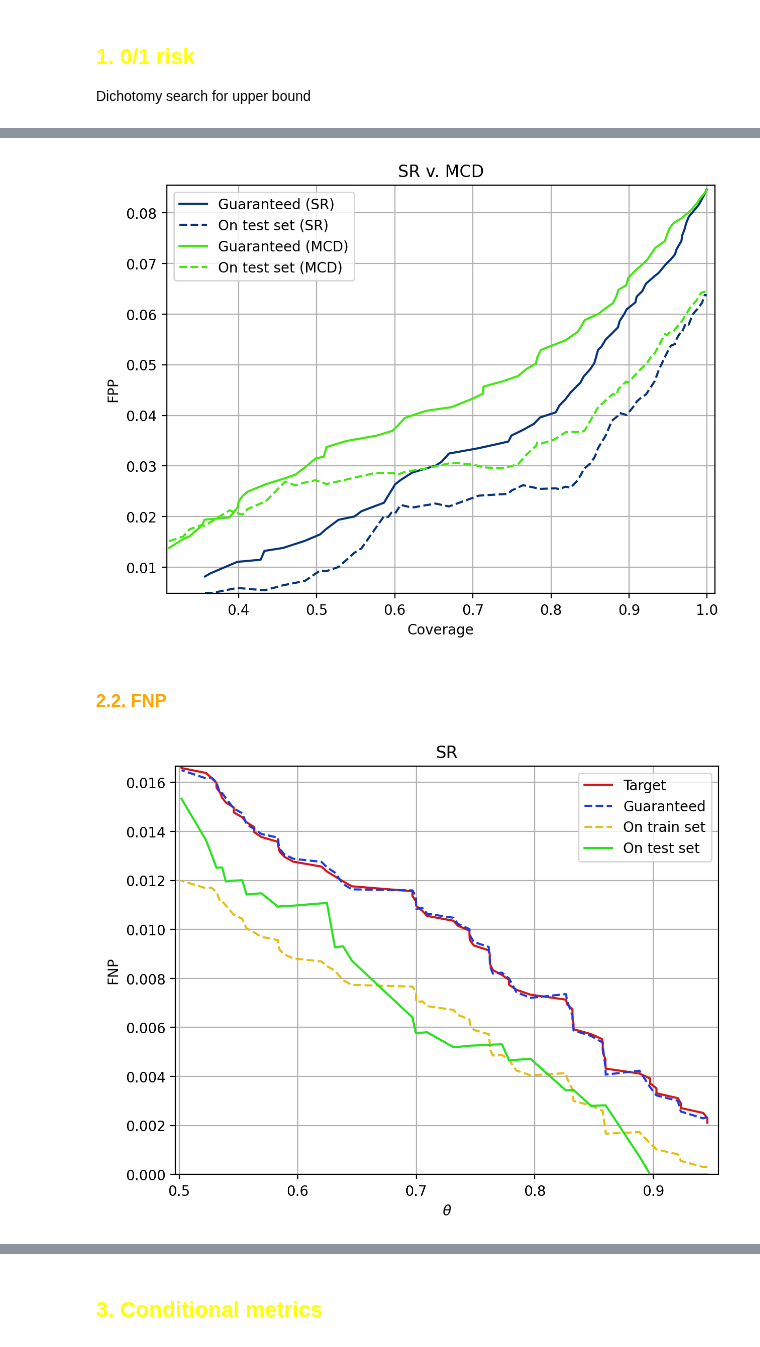
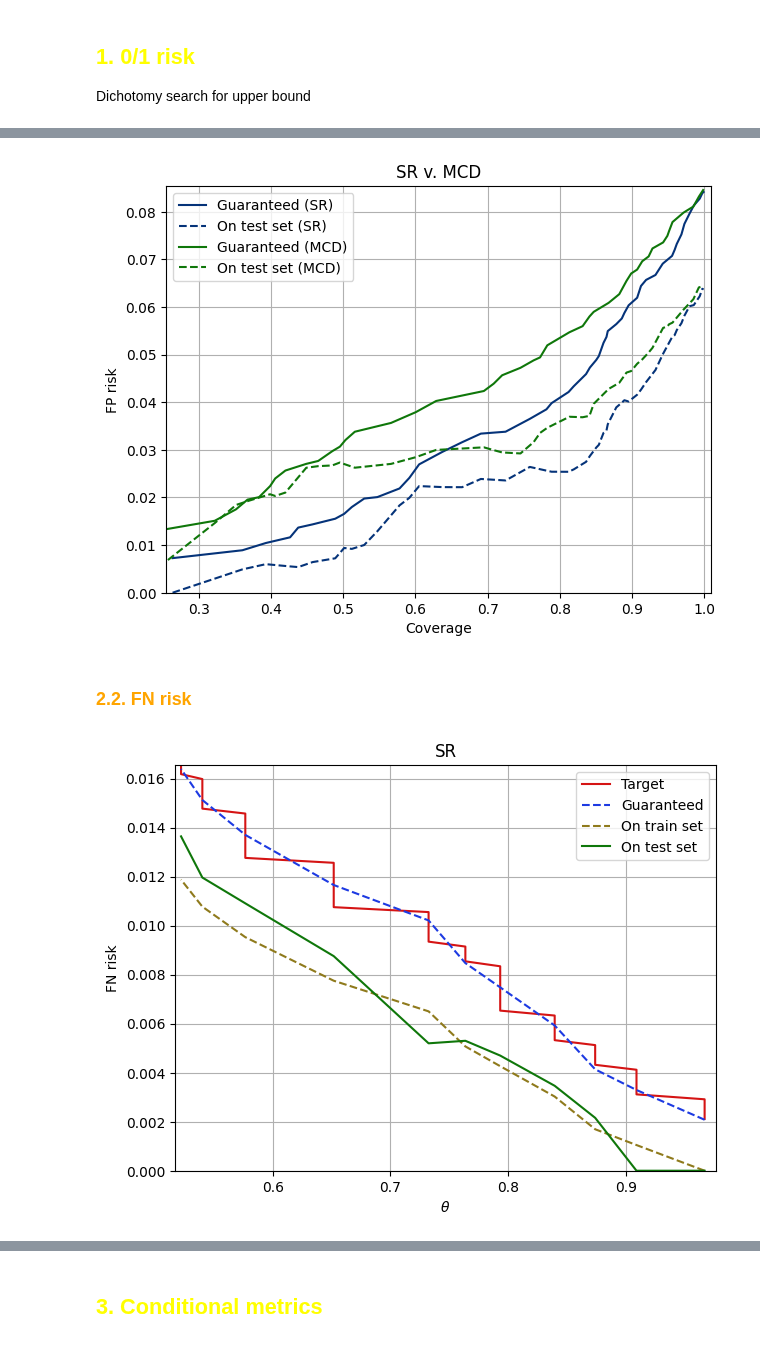
Before and after one commit to EmilienJemelen/selective-classification, a Jupyter notebook: experiments/WSI/individual_control_cnn.ipynb, the cells around one changed output, grey strips where cells are left out. Cells and saved outputs as stored; diff of their text form; code cells hidden in the pictures.

```diff
--- a/experiments/WSI/individual_control_cnn.ipynb
+++ b/experiments/WSI/individual_control_cnn.ipynb
@@ -29,7 +29,7 @@ from scipy.special import gammaln
 import warnings
 warnings.filterwarnings("ignore")
 import matplotlib as mpl
-mpl.rcParams['figure.dpi'] = 200
+mpl.rcParams['figure.dpi'] = 100
 
 print("GPU Available:", torch.cuda.is_available())
 if torch.cuda.is_available():
@@ -86,18 +86,31 @@ num_targets = 100
 # %% [markdown]
 Plot lines configuration
 # %%
+# Softmax Response (SR) by confidence threshold theta
 lines_list_1_SR = [{'kappa':'SR','name':'Target', 'colname':'metric_target','x_axis':'theta_star','x_axis_name':r'$\theta$','colour':'#d51414','style':'-'},
                    {'kappa':'SR','name':'Guaranteed', 'colname':'metric_bound','x_axis':'theta_star','x_axis_name':r'$\theta$','colour':'#1d3ae2','style':'--'},
-                   {'kappa':'SR','name':'On train set', 'colname':'train_metric','x_axis':'theta_star','x_axis_name':r'$\theta$','colour':'#e5be12','style':'--'},
-                   {'kappa':'SR','name':'On test set', 'colname':'test_metric','x_axis':'theta_star','x_axis_name':r'$\theta$','colour':'#27e21d','style':'-'}]
+                   {'kappa':'SR','name':'On train set', 'colname':'train_metric','x_axis':'theta_star','x_axis_name':r'$\theta$','colour':'#8F7A1C','style':'--'},
+                   {'kappa':'SR','name':'On test set', 'colname':'test_metric','x_axis':'theta_star','x_axis_name':r'$\theta$','colour':'#0f770a','style':'-'}]
+# Softmax Response (SR) by coverage
+lines_list_2_SR = [{'kappa':'SR','name':'Target', 'colname':'metric_target','x_axis':'test_coverage','x_axis_name':'Coverage','colour':'#d51414','style':'-'},
+                   {'kappa':'SR','name':'Guaranteed', 'colname':'metric_bound','x_axis':'test_coverage','x_axis_name':'Coverage','colour':'#1d3ae2','style':'--'},
+                   {'kappa':'SR','name':'On train set', 'colname':'train_metric','x_axis':'test_coverage','x_axis_name':'Coverage','colour':'#8F7A1C','style':'--'},
+                   {'kappa':'SR','name':'On test set', 'colname':'test_metric','x_axis':'test_coverage','x_axis_name':'Coverage','colour':'#0f770a','style':'-'}]
+# MCD minus variance by confidence threshold theta
 lines_list_1_MCD = [{'kappa':'MCD','name':'Target', 'colname':'metric_target','x_axis':'theta_star','x_axis_name':r'$\theta$','colour':'#d51414','style':'-'},
                     {'kappa':'MCD','name':'Guaranteed', 'colname':'metric_bound','x_axis':'theta_star','x_axis_name':r'$\theta$','colour':'#1d3ae2','style':'--'},
-                    {'kappa':'MCD','name':'On train set', 'colname':'train_metric','x_axis':'theta_star','x_axis_name':r'$\theta$','colour':'#e5be12','style':'--'},
-                    {'kappa':'MCD','name':'On test set', 'colname':'test_metric','x_axis':'theta_star','x_axis_name':r'$\theta$','colour':'#27e21d','style':'-'}]
+                    {'kappa':'MCD','name':'On train set', 'colname':'train_metric','x_axis':'theta_star','x_axis_name':r'$\theta$','colour':'#8F7A1C','style':'--'},
+                    {'kappa':'MCD','name':'On test set', 'colname':'test_metric','x_axis':'theta_star','x_axis_name':r'$\theta$','colour':'#0f770a','style':'-'}]
+# MCD minus variance by coverage
+lines_list_2_MCD = [{'kappa':'MCD','name':'Target', 'colname':'metric_target','x_axis':'test_coverage','x_axis_name':'Coverage','colour':'#d51414','style':'-'},
+                    {'kappa':'MCD','name':'Guaranteed', 'colname':'metric_bound','x_axis':'test_coverage','x_axis_name':'Coverage','colour':'#1d3ae2','style':'--'},
+                    {'kappa':'MCD','name':'On train set', 'colname':'train_metric','x_axis':'test_coverage','x_axis_name':'Coverage','colour':'#8F7A1C','style':'--'},
+                    {'kappa':'MCD','name':'On test set', 'colname':'test_metric','x_axis':'test_coverage','x_axis_name':'Coverage','colour':'#0f770a','style':'-'}]
+# SR and MCD on same plot, by coverage
 lines_list_2 = [{'kappa':'SR','name':'Guaranteed (SR)', 'colname':'metric_bound','x_axis':'test_coverage','x_axis_name':'Coverage','colour':"#053379",'style':'-'},
                 {'kappa':'SR','name':'On test set (SR)', 'colname':'test_metric','x_axis':'test_coverage','x_axis_name':'Coverage','colour':'#053379','style':'--'},
-                {'kappa':'MCD','name':'Guaranteed (MCD)', 'colname':'metric_bound','x_axis':'test_coverage','x_axis_name':'Coverage','colour':"#41e70e",'style':'-'},
-                {'kappa':'MCD','name':'On test set (MCD)', 'colname':'test_metric','x_axis':'test_coverage','x_axis_name':'Coverage','colour':'#41e70e','style':'--'}]
+                {'kappa':'MCD','name':'Guaranteed (MCD)', 'colname':'metric_bound','x_axis':'test_coverage','x_axis_name':'Coverage','colour':"#0f770a",'style':'-'},
+                {'kappa':'MCD','name':'On test set (MCD)', 'colname':'test_metric','x_axis':'test_coverage','x_axis_name':'Coverage','colour':'#0f770a','style':'--'}]
 # %% [markdown]
 ## <font color = 'yellow'> 1. __0/1 risk__
 Dichotomy search for upper bound
@@ -144,10 +173,10 @@ Dichotomy search for upper bound
 # %%
 metric_targets = np.linspace(0.001,0.12,num=num_targets)
 # %%
-results_SR = sgp_at_targets(train_set_SR, test_set_SR, k=int(np.log2(train_set_SR.shape[0])),
+results_SR = sgp_at_targets(train_set_SR, test_set_SR,
                             delta=delta, metric_targets=metric_targets,
                             metric='FP', mode='dicho')
-results_MCD = sgp_at_targets(train_set_MCD, test_set_MCD, k=int(np.log2(train_set_MCD.shape[0])),
+results_MCD = sgp_at_targets(train_set_MCD, test_set_MCD,
                              delta=delta, metric_targets=metric_targets,
                              metric='FP', mode='dicho')
 all_results = {'SR': results_SR,
@@ -171,15 +216,15 @@ metric_plots(all_results, metric='FPP',
 # %%
-metric_plots(all_results, metric='FPP',
+metric_plots(all_results, metric='FP risk',
              lines_list=lines_list_2,
              xlim=[0.99*min(min(results_SR.test_coverage),min(results_MCD.test_coverage)),
                    1.01*max(max(results_MCD.test_coverage),max(results_SR.test_coverage))],
              ylim=[0.99*min(min(results_MCD.test_metric), min(results_SR.test_metric)),
                    1.01*max(max(results_MCD.metric_bound),max(results_SR.metric_bound))],
              title='SR v. MCD')
 # %% [output]
-[figure, old version]
+[figure, new version]
 # %% [markdown]
-### <font color = 'orange'> 2.2. __FNP__
+### <font color = 'orange'> 2.2. __FN risk__
 # %%
 metric_targets = np.linspace(0.0001,0.02,num=num_targets)
 # %%
@@ -192,10 +237,10 @@ results_MCD = sgp_at_targets(train_set_MCD, test_set_MCD, k=int(np.log2(train_se
 all_results = {'SR': results_SR,
                'MCD': results_MCD}
 # %%
-metric_plots(all_results, metric='FNP',
+metric_plots(all_results, metric='FN risk',
              lines_list=lines_list_1_SR,
              xlim=[0.99*min(results_SR.theta_star),1.01*max(results_SR.theta_star)],
              ylim=[0.99*min(results_SR.test_metric), 1.01*max(results_SR.metric_bound)],
              title='SR')
 # %% [output]
-[figure, old version]
+[figure, new version]
```
Also changed, not shown: parts of 43 cells of this notebook, 15 other files.
